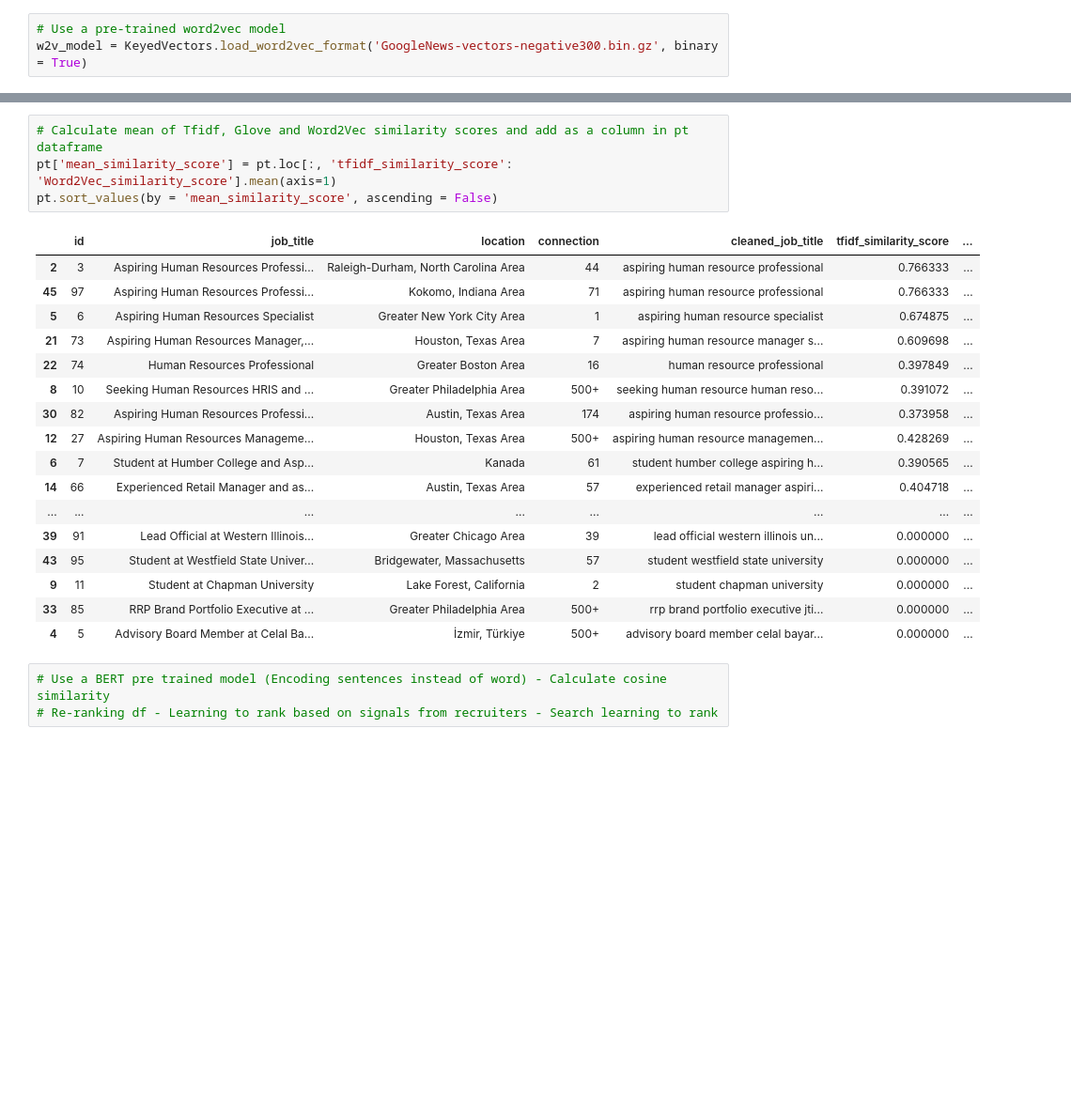
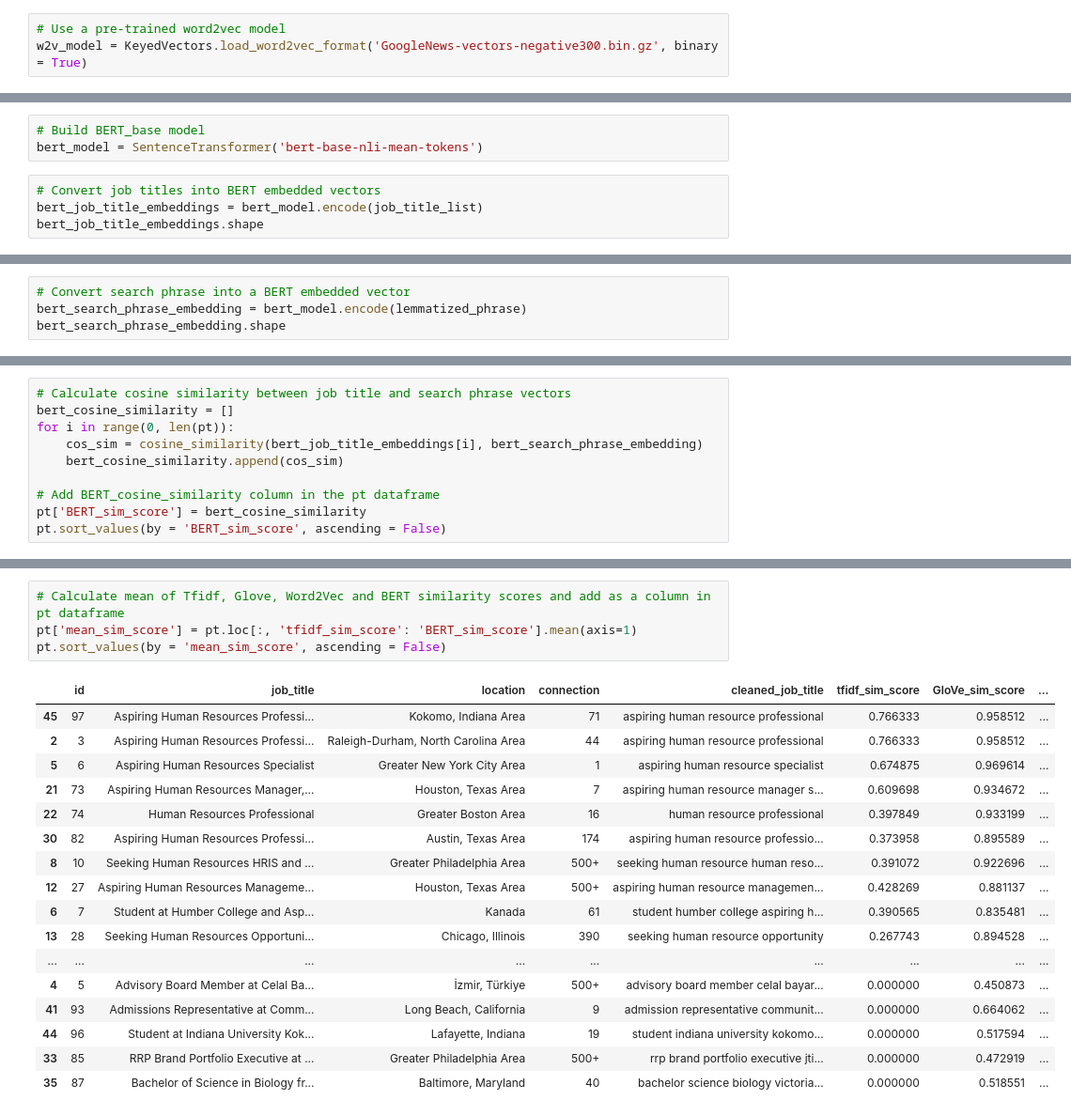
Before and after one commit to agupta004/B0k0jvj61abBaUpB, a Jupyter notebook: Potential_Talents.ipynb, the cells around one changed output, grey strips where cells are left out. Shown at 94% size. Saved outputs shown, nothing was run; the diff lists cells and outputs as text; blank space fills up the shorter version.

```diff
--- a/Potential_Talents.ipynb
+++ b/Potential_Talents.ipynb
@@ -456,0 +463,7 @@ pt.sort_values(by = 'Word2Vec_similarity_score', ascending = False)
+# %%
+# Build BERT_base model
+bert_model = SentenceTransformer('bert-base-nli-mean-tokens')
+# %%
+# Convert job titles into BERT embedded vectors
+bert_job_title_embeddings = bert_model.encode(job_title_list)
+bert_job_title_embeddings.shape
@@ -456,0 +472,4 @@ pt.sort_values(by = 'Word2Vec_similarity_score', ascending = False)
+# %%
+# Convert search phrase into a BERT embedded vector
+bert_search_phrase_embedding = bert_model.encode(lemmatized_phrase)
+bert_search_phrase_embedding.shape
@@ -456,0 +478,10 @@ pt.sort_values(by = 'Word2Vec_similarity_score', ascending = False)
+# %%
+# Calculate cosine similarity between job title and search phrase vectors
+bert_cosine_similarity = []
+for i in range(0, len(pt)):
+    cos_sim = cosine_similarity(bert_job_title_embeddings[i], bert_search_phrase_embedding)
+    bert_cosine_similarity.append(cos_sim)
+
+# Add BERT_cosine_similarity column in the pt dataframe
+pt['BERT_sim_score'] = bert_cosine_similarity
+pt.sort_values(by = 'BERT_sim_score', ascending = False)
@@ -457,25 +506,22 @@ pt.sort_values(by = 'Word2Vec_similarity_score', ascending = False)
 # %%
-# Calculate mean of Tfidf, Glove and Word2Vec similarity scores and add as a column in pt dataframe
-pt['mean_similarity_score'] = pt.loc[:, 'tfidf_similarity_score': 'Word2Vec_similarity_score'].mean(axis=1)
-pt.sort_values(by = 'mean_similarity_score', ascending = False)
+# Calculate mean of Tfidf, Glove, Word2Vec and BERT similarity scores and add as a column in pt dataframe
+pt['mean_sim_score'] = pt.loc[:, 'tfidf_sim_score': 'BERT_sim_score'].mean(axis=1)
+pt.sort_values(by = 'mean_sim_score', ascending = False)
 # %% [output]
-|  | id | job_title | location | connection | cleaned_job_title | tfidf_similarity_score | ... |
-| 2 | 3 | Aspiring Human Resources Professi... | Raleigh-Durham, North Carolina Area | 44 | aspiring human resource professional | 0.766333 | ... |
-| 45 | 97 | Aspiring Human Resources Professi... | Kokomo, Indiana Area | 71 | aspiring human resource professional | 0.766333 | ... |
-| 5 | 6 | Aspiring Human Resources Specialist | Greater New York City Area | 1 | aspiring human resource specialist | 0.674875 | ... |
-| 21 | 73 | Aspiring Human Resources Manager,... | Houston, Texas Area | 7 | aspiring human resource manager s... | 0.609698 | ... |
-| 22 | 74 | Human Resources Professional | Greater Boston Area | 16 | human resource professional | 0.397849 | ... |
-| 8 | 10 | Seeking Human Resources HRIS and ... | Greater Philadelphia Area | 500+ | seeking human resource human reso... | 0.391072 | ... |
-| 30 | 82 | Aspiring Human Resources Professi... | Austin, Texas Area | 174 | aspiring human resource professio... | 0.373958 | ... |
-| 12 | 27 | Aspiring Human Resources Manageme... | Houston, Texas Area | 500+ | aspiring human resource managemen... | 0.428269 | ... |
-| 6 | 7 | Student at Humber College and Asp... | Kanada | 61 | student humber college aspiring h... | 0.390565 | ... |
-| 14 | 66 | Experienced Retail Manager and as... | Austin, Texas Area | 57 | experienced retail manager aspiri... | 0.404718 | ... |
-| ... | ... | ... | ... | ... | ... | ... | ... |
-| 39 | 91 | Lead Official at Western Illinois... | Greater Chicago Area | 39 | lead official western illinois un... | 0.000000 | ... |
-| 43 | 95 | Student at Westfield State Univer... | Bridgewater, Massachusetts | 57 | student westfield state university | 0.000000 | ... |
-| 9 | 11 | Student at Chapman University | Lake Forest, California | 2 | student chapman university | 0.000000 | ... |
-| 33 | 85 | RRP Brand Portfolio Executive at ... | Greater Philadelphia Area | 500+ | rrp brand portfolio executive jti... | 0.000000 | ... |
-| 4 | 5 | Advisory Board Member at Celal Ba... | İzmir, Türkiye | 500+ | advisory board member celal bayar... | 0.000000 | ... |
+|  | id | job_title | location | connection | cleaned_job_title | tfidf_sim_score | GloVe_sim_score | ... |
+| 45 | 97 | Aspiring Human Resources Professi... | Kokomo, Indiana Area | 71 | aspiring human resource professional | 0.766333 | 0.958512 | ... |
+| 2 | 3 | Aspiring Human Resources Professi... | Raleigh-Durham, North Carolina Area | 44 | aspiring human resource professional | 0.766333 | 0.958512 | ... |
+| 5 | 6 | Aspiring Human Resources Specialist | Greater New York City Area | 1 | aspiring human resource specialist | 0.674875 | 0.969614 | ... |
+| 21 | 73 | Aspiring Human Resources Manager,... | Houston, Texas Area | 7 | aspiring human resource manager s... | 0.609698 | 0.934672 | ... |
+| 22 | 74 | Human Resources Professional | Greater Boston Area | 16 | human resource professional | 0.397849 | 0.933199 | ... |
+| 30 | 82 | Aspiring Human Resources Professi... | Austin, Texas Area | 174 | aspiring human resource professio... | 0.373958 | 0.895589 | ... |
+| 8 | 10 | Seeking Human Resources HRIS and ... | Greater Philadelphia Area | 500+ | seeking human resource human reso... | 0.391072 | 0.922696 | ... |
+| 12 | 27 | Aspiring Human Resources Manageme... | Houston, Texas Area | 500+ | aspiring human resource managemen... | 0.428269 | 0.881137 | ... |
+| 6 | 7 | Student at Humber College and Asp... | Kanada | 61 | student humber college aspiring h... | 0.390565 | 0.835481 | ... |
+| 13 | 28 | Seeking Human Resources Opportuni... | Chicago, Illinois | 390 | seeking human resource opportunity | 0.267743 | 0.894528 | ... |
+| ... | ... | ... | ... | ... | ... | ... | ... | ... |
+| 4 | 5 | Advisory Board Member at Celal Ba... | İzmir, Türkiye | 500+ | advisory board member celal bayar... | 0.000000 | 0.450873 | ... |
+| 41 | 93 | Admissions Representative at Comm... | Long Beach, California | 9 | admission representative communit... | 0.000000 | 0.664062 | ... |
+| 44 | 96 | Student at Indiana University Kok... | Lafayette, Indiana | 19 | student indiana university kokomo... | 0.000000 | 0.517594 | ... |
+| 33 | 85 | RRP Brand Portfolio Executive at ... | Greater Philadelphia Area | 500+ | rrp brand portfolio executive jti... | 0.000000 | 0.472919 | ... |
+| 35 | 87 | Bachelor of Science in Biology fr... | Baltimore, Maryland | 40 | bachelor science biology victoria... | 0.000000 | 0.518551 | ... |
-# %%
-# Use a BERT pre trained model (Encoding sentences instead of word) - Calculate cosine similarity
-# Re-ranking df - Learning to rank based on signals from recruiters - Search learning to rank
```
Also changed, not shown: parts of 11 cells of this notebook.
